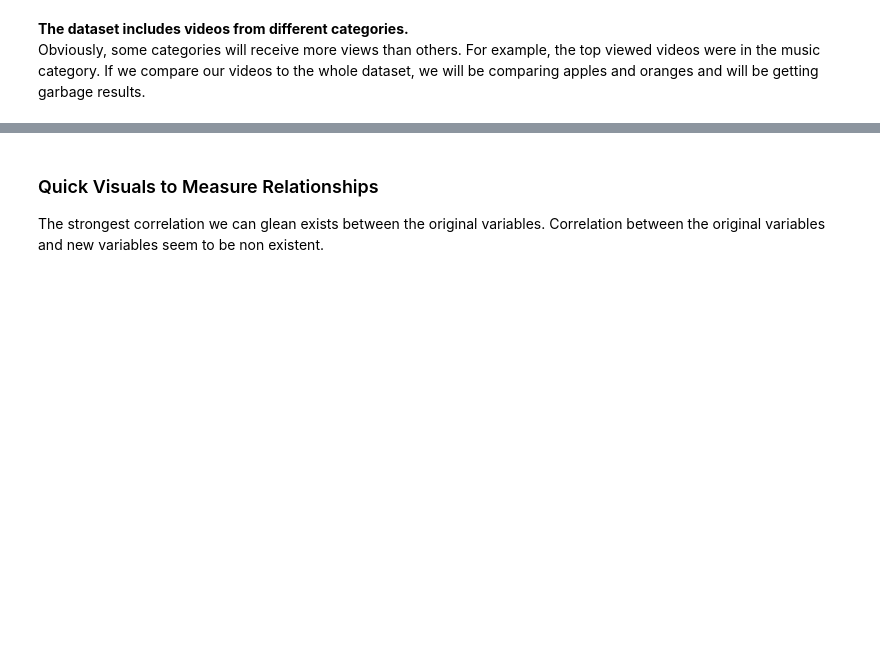
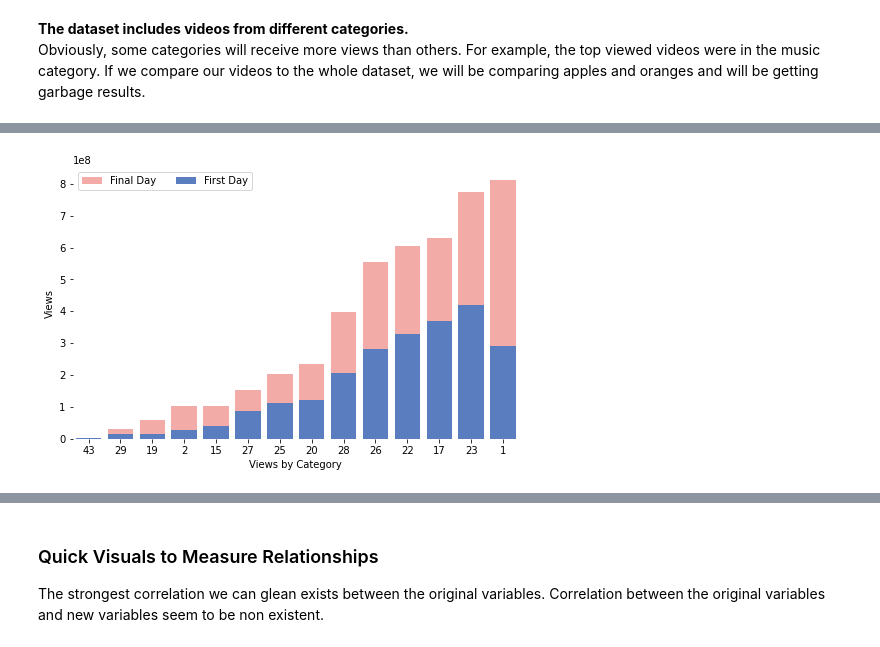
Before and after one commit to christianbm1/ds-ytViews, a Jupyter notebook: Project YouTuber.ipynb, the cells around one changed output, grey strips where cells are left out. Drawn from its saved outputs; the diff is of its cells as text; code cells hidden in the pictures; blank space fills up the shorter version.

```diff
--- a/Project YouTuber.ipynb
+++ b/Project YouTuber.ipynb
@@ -280,2 +285,6 @@ Since we are not making entertainment nor music videos, it will be best to elimi
 # %%
 df_use = df_use[(df_use['category_id'] != 24) & (df_use['category_id'] != 10)]
+# %%
+buildBarChart()
+# %% [output]
+[figure, added]
```
Also changed, not shown: parts of 11 cells of this notebook.
